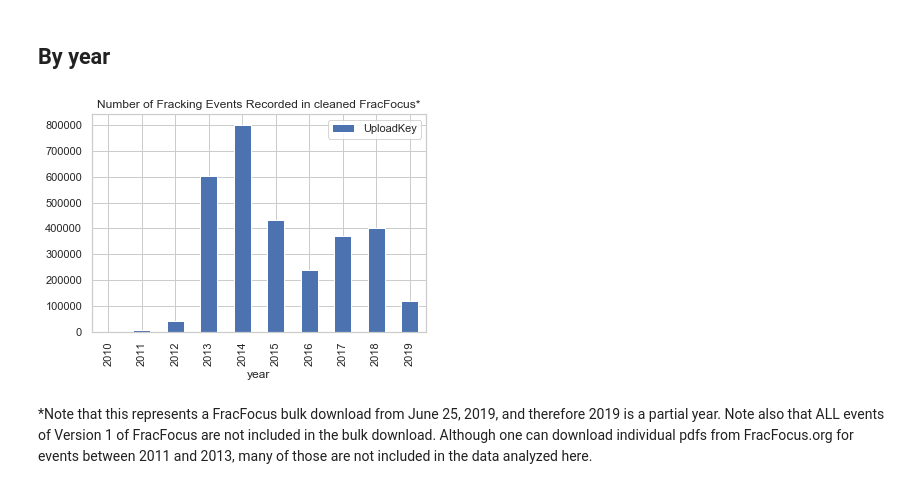
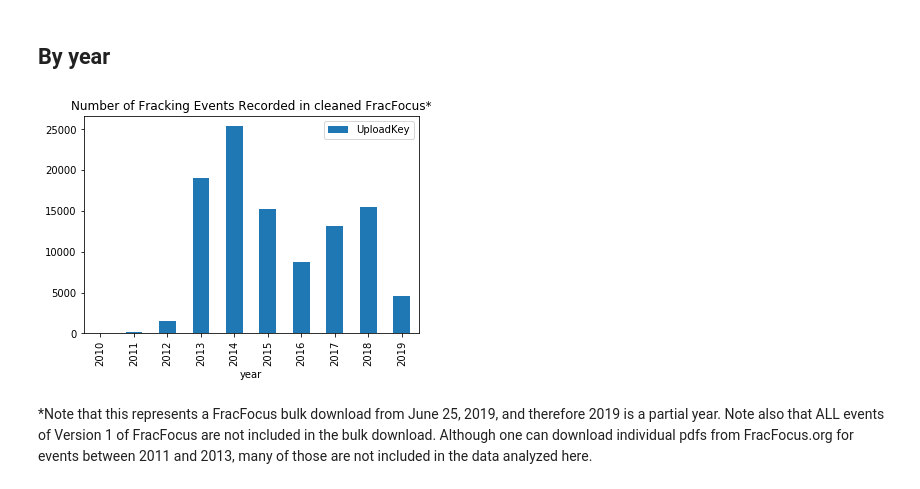
Before and after one commit to gwallison/FF-POC, a Jupyter notebook: Summary_of_cleaned_FF_data.ipynb, the cells around one changed output. Drawn from its saved outputs; the diff is of its cells as text; code cells hidden in the pictures.

Commit message:
fix 'By year' code problem

```diff
--- a/Summary_of_cleaned_FF_data.ipynb
+++ b/Summary_of_cleaned_FF_data.ipynb
@@ -25,10 +25,11 @@ Plot the number of fracking 'events' (that is, unique disclosures) in the cleane
 ## By year
 # %%
 df['year'] = df.date.dt.year
-gb =df.groupby('year',as_index=False)['UploadKey'].count()
-gb.plot.bar('year','UploadKey',title='Number of Fracking Events Recorded in cleaned FracFocus*');
+gb =df.groupby(['year','UploadKey'],as_index=False)['CASNumber'].count()
+gb2 = gb.groupby('year',as_index=False)['UploadKey'].count()
+gb2.plot.bar('year','UploadKey',title='Number of Fracking Events Recorded in cleaned FracFocus*');
 # %% [output]
-[figure, old version]
+[figure, new version]
 # %% [markdown]
 *Note that this represents a FracFocus bulk download from June 25, 2019, and therefore 2019 is a partial year.
 Note also that ALL events of Version 1 of FracFocus are not included in the bulk download.  Although one can download individual pdfs from FracFocus.org for events between 2011 and 2013, many of those are not included in the data analyzed here.
```
